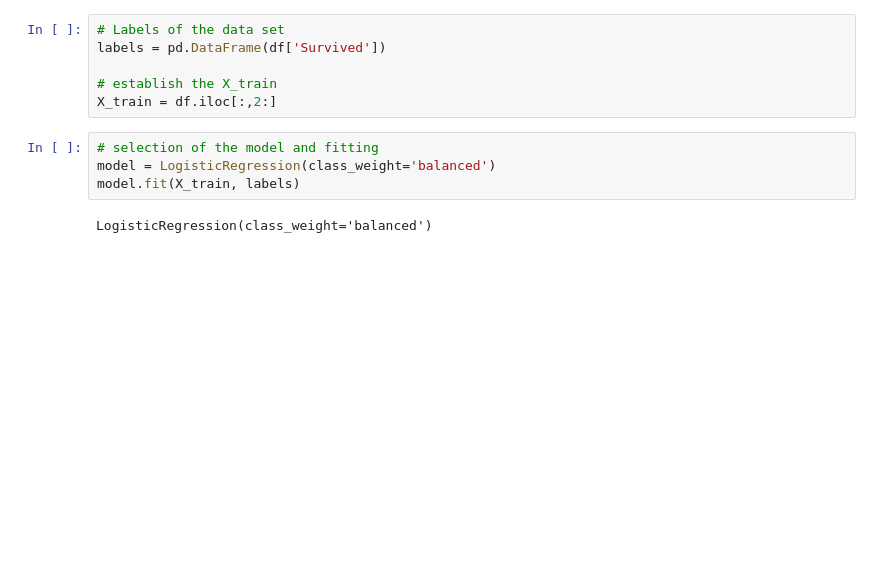
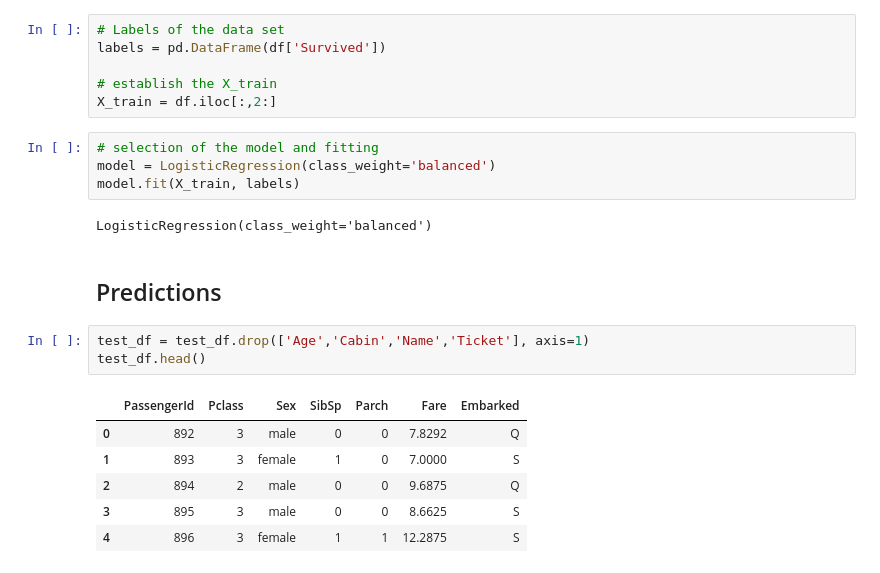
Before and after one commit to thisalmadu/ReDI, a Jupyter notebook: Logistic_regression.ipynb, the cells around one changed output. Drawn from its saved outputs; the diff is of its cells as text; blank space fills up the shorter version.

```diff
--- a/Logistic_regression.ipynb
+++ b/Logistic_regression.ipynb
@@ -99,3 +105,15 @@ model = LogisticRegression(class_weight='balanced')
 model.fit(X_train, labels)
 # %% [output]
 LogisticRegression(class_weight='balanced')
+# %% [markdown]
+## Predictions
+# %%
+test_df = test_df.drop(['Age','Cabin','Name','Ticket'], axis=1)
+test_df.head()
+# %% [output]
+|  | PassengerId | Pclass | Sex | SibSp | Parch | Fare | Embarked |
+| 0 | 892 | 3 | male | 0 | 0 | 7.8292 | Q |
+| 1 | 893 | 3 | female | 1 | 0 | 7.0000 | S |
+| 2 | 894 | 2 | male | 0 | 0 | 9.6875 | Q |
+| 3 | 895 | 3 | male | 0 | 0 | 8.6625 | S |
+| 4 | 896 | 3 | female | 1 | 1 | 12.2875 | S |
```
Also changed, not shown: parts of 10 cells of this notebook.
